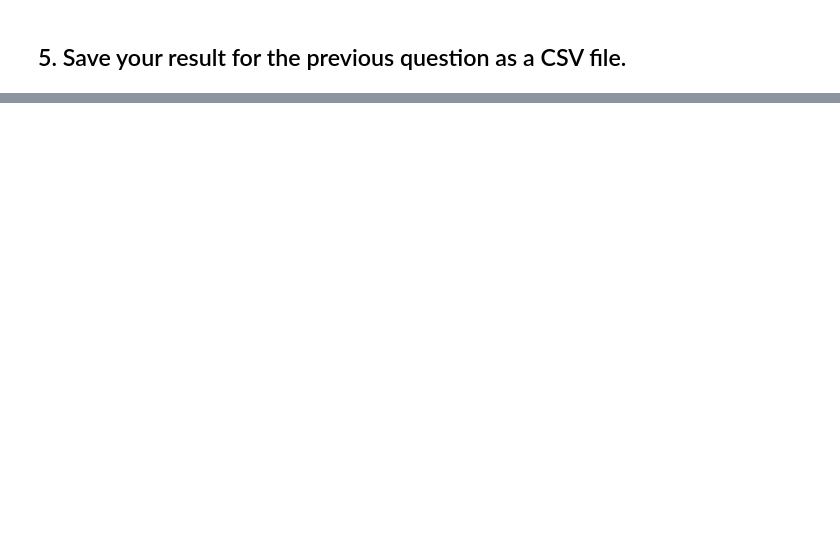
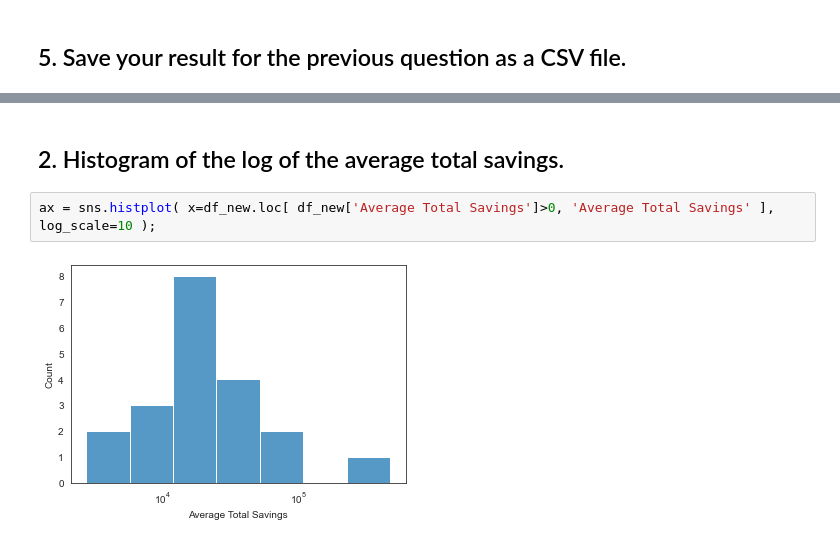
Before and after one commit to DJRdatascience/binder-framework, a Jupyter notebook: notebook_day4-5.ipynb, the cells around one changed output, grey strips where cells are left out. Cells and saved outputs as stored; diff of their text form; blank space fills up the shorter version.

```diff
--- a/notebook_day4-5.ipynb
+++ b/notebook_day4-5.ipynb
@@ -65,0 +100,6 @@ df_result.to_csv( 'pandas_problem5.csv' )
+# %% [markdown]
+## 2. Histogram of the log of the average total savings.
+# %%
+ax = sns.histplot( x=df_new.loc[ df_new['Average Total Savings']>0, 'Average Total Savings' ], log_scale=10 );
+# %% [output]
+[figure, added]
```
Also changed, not shown: parts of 13 cells of this notebook, 1 other file.
